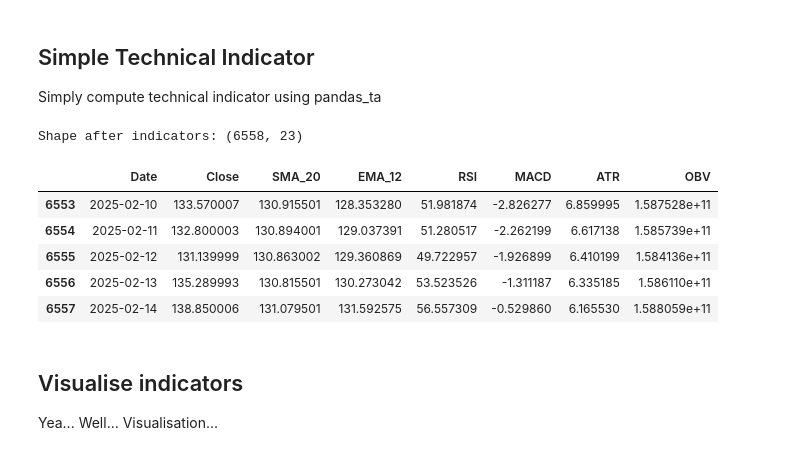
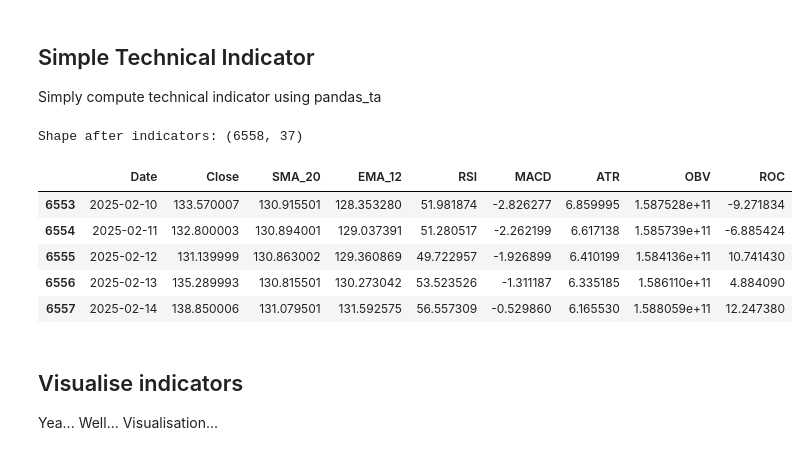
Before and after one commit to dansil2301/BasicStockPricePrediction, a Jupyter notebook: DataPipeline.ipynb, the cells around one changed output. Saved outputs shown, nothing was run; the diff lists cells and outputs as text; code cells hidden in the pictures.

```diff
--- a/DataPipeline.ipynb
+++ b/DataPipeline.ipynb
@@ -58,41 +58,62 @@ Simply compute technical indicator using pandas_ta
 # %%
 df = raw_data.copy()
 
 df['SMA_20'] = ta.sma(df['Close'], length=20)
 df['SMA_50'] = ta.sma(df['Close'], length=50)
 df['EMA_12'] = ta.ema(df['Close'], length=12)
 df['EMA_26'] = ta.ema(df['Close'], length=26)
-df['RSI'] = ta.rsi(df['Close'], length=14)
+df['RSI']    = ta.rsi(df['Close'], length=14)
 
 macd = ta.macd(df['Close'], fast=12, slow=26, signal=9)
 df['MACD'] = macd['MACD_12_26_9']
 df['MACD_Signal'] = macd['MACDs_12_26_9']
 
 bb = ta.bbands(df['Close'], length=20)
 df['BB_Lower'] = bb.iloc[:, 0]
 df['BB_Mid'] = bb.iloc[:, 1]
 df['BB_Upper'] = bb.iloc[:, 2]
 
 df['ATR'] = ta.atr(high=df['High'], low=df['Low'], close=df['Close'], length=14)
 
 stoch = ta.stoch(high=df['High'], low=df['Low'], close=df['Close'], k=14, d=3)
 df['Stoch_K'] = stoch['STOCHk_14_3_3']
 df['Stoch_D'] = stoch['STOCHd_14_3_3']
 
 df['OBV'] = ta.obv(df['Close'], df['Volume'])
 df['CCI'] = ta.cci(high=df['High'], low=df['Low'], close=df['Close'], length=20)
-df['ROC'] = ta.roc(df['Close'], length=12) * 100  # expressed as %
+df['ROC'] = ta.roc(df['Close'], length=12)
+
+df['ADX'] = ta.adx(high=df['High'], low=df['Low'], close=df['Close'], length=14)['ADX_14']
+df['Williams_R'] = ta.willr(high=df['High'], low=df['Low'], close=df['Close'], length=14)
+
+df['BB_Width'] = (df['BB_Upper'] - df['BB_Lower']) / df['BB_Mid']   # Bollinger bandwidth
+df['ATR_Pct'] = df['ATR'] / df['Close']                            # ATR as % of price
+
+df['Volume_Ratio'] = df['Volume'] / df['Volume'].rolling(20).mean()  # vs 20-day avg
+df['MFI'] = ta.mfi(high=df['High'], low=df['Low'],
+                             close=df['Close'], volume=df['Volume'], length=14)
+
+df['SMA20_Dist'] = (df['Close'] - df['SMA_20']) / df['SMA_20']     # % distance from SMA20
+df['HL_Range'] = (df['High'] - df['Low']) / df['Close']          # intraday range %
+
+df['RSI_lag1'] = df['RSI'].shift(1)
+df['ROC_lag1'] = df['ROC'].shift(1)
+df['MACD_lag1'] = df['MACD'].shift(1)
+
+df['RSI_roll5_mean'] = df['RSI'].rolling(5).mean()
+df['ROC_roll5_mean'] = df['ROC'].rolling(5).mean()
+df['ROC_roll5_std'] = df['ROC'].rolling(5).std()
 
 print("Shape after indicators:", df.shape)
-df[['Date','Close','SMA_20','EMA_12','RSI','MACD','ATR','OBV']].tail(5)
+df[['Date','Close','SMA_20','EMA_12','RSI','MACD','ATR','OBV', 'ROC']].tail(5)
 # %% [output]
-Shape after indicators: (6558, 23)
+Shape after indicators: (6558, 37)
-|  | Date | Close | SMA_20 | EMA_12 | RSI | MACD | ATR | OBV |
-| 6553 | 2025-02-10 | 133.570007 | 130.915501 | 128.353280 | 51.981874 | -2.826277 | 6.859995 | 1.587528e+11 |
-| 6554 | 2025-02-11 | 132.800003 | 130.894001 | 129.037391 | 51.280517 | -2.262199 | 6.617138 | 1.585739e+11 |
-| 6555 | 2025-02-12 | 131.139999 | 130.863002 | 129.360869 | 49.722957 | -1.926899 | 6.410199 | 1.584136e+11 |
-| 6556 | 2025-02-13 | 135.289993 | 130.815501 | 130.273042 | 53.523526 | -1.311187 | 6.335185 | 1.586110e+11 |
-| 6557 | 2025-02-14 | 138.850006 | 131.079501 | 131.592575 | 56.557309 | -0.529860 | 6.165530 | 1.588059e+11 |
+|  | Date | Close | SMA_20 | EMA_12 | RSI | MACD | ATR | OBV | ROC |
+| 6553 | 2025-02-10 | 133.570007 | 130.915501 | 128.353280 | 51.981874 | -2.826277 | 6.859995 | 1.587528e+11 | -9.271834 |
+| 6554 | 2025-02-11 | 132.800003 | 130.894001 | 129.037391 | 51.280517 | -2.262199 | 6.617138 | 1.585739e+11 | -6.885424 |
+| 6555 | 2025-02-12 | 131.139999 | 130.863002 | 129.360869 | 49.722957 | -1.926899 | 6.410199 | 1.584136e+11 | 10.741430 |
+| 6556 | 2025-02-13 | 135.289993 | 130.815501 | 130.273042 | 53.523526 | -1.311187 | 6.335185 | 1.586110e+11 | 4.884090 |
+| 6557 | 2025-02-14 | 138.850006 | 131.079501 | 131.592575 | 56.557309 | -0.529860 | 6.165530 | 1.588059e+11 | 12.247380 |
 # %% [markdown]
 ## Visualise indicators
 Yea... Well... Visualisation...
```
Also changed, not shown: parts of 12 cells of this notebook, 3 other files.
